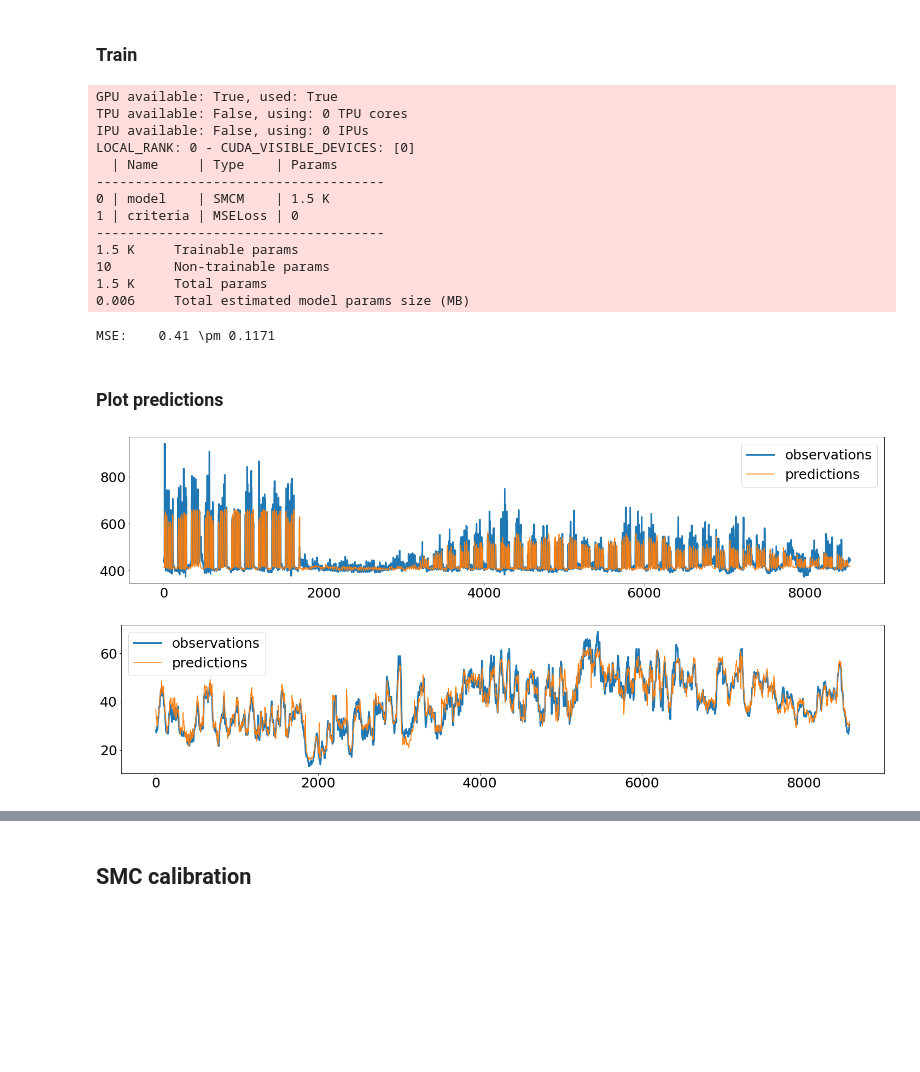
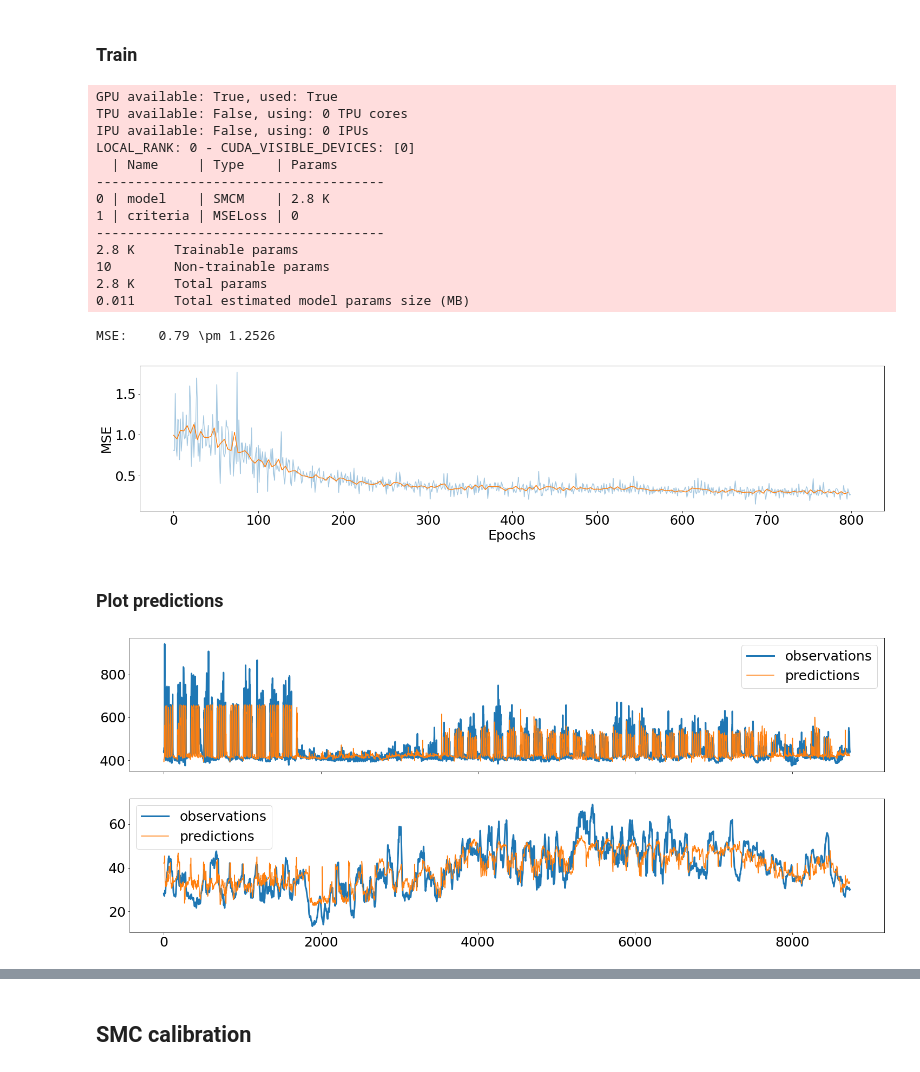
Before and after one commit to maxjcohen/SMCL, a Jupyter notebook: demo.ipynb, the cells around one changed output, grey strips where cells are left out. Cells and saved outputs as stored; diff of their text form; code cells hidden in the pictures; blank space fills up the shorter version.

Commit message:
Update training for new dataset and metrics

```diff
--- a/demo.ipynb
+++ b/demo.ipynb
@@ -38,7 +35,7 @@ plt.rcParams.update({
 bar = LitProgressBar()
 # %%
 # Dataset
-PATH_DATASET = "datasets/data_oze.csv"
+PATH_DATASET = "datasets/data_2020_2021.csv"
 T = 24*7
 
 # Model
@@ -48,7 +45,7 @@ N = 200
 # Training
 BATCH_SIZE = 16
 EPOCHS = 100
-EPOCHS_SMCN = 100
+EPOCHS_SMCN = 300
 # %% [markdown]
 ## Dataset
 # %% [markdown]
@@ -92,7 +89,7 @@ class SMCM(nn.Module):
     def __init__(self, input_size, hidden_size, output_size):
         super().__init__()
 
-        self.input_model = nn.GRU(input_size=input_size, hidden_size=hidden_size, num_layers=3)
+        self.input_model = nn.GRU(input_size=input_size, hidden_size=hidden_size, num_layers=6, dropout=0.3)
         self.smcl = SMCL(input_size=hidden_size,
                          hidden_size=hidden_size,
                          output_size=output_size,
@@ -127,14 +124,15 @@ class LitClassicModule(pl.LightningModule):
         self.lr = lr
         self.criteria = torch.nn.MSELoss()
 
+        self.hist = []
+
     def training_step(self, batch, batch_idx):
         u, y = batch
         u = u.transpose(0, 1)
         y = y.transpose(0, 1)
-
         y_hat = self.model(u)
         loss = self.criteria(y, y_hat)
-
+        self.hist.append(loss.item())
         return loss
 
     def configure_optimizers(self):
@@ -143,7 +141,7 @@ class LitClassicModule(pl.LightningModule):
 # %% [markdown]
 ### Train
 # %%
-train_model = LitClassicModule(model, lr=1e-2)
+train_model = LitClassicModule(model, lr=3e-3)
 trainer = pl.Trainer(max_epochs=EPOCHS, gpus=1, callbacks=[bar])
 trainer.fit(train_model, dataloader_train)
 
@@ -160,19 +158,27 @@ IPU available: False, using: 0 IPUs
 LOCAL_RANK: 0 - CUDA_VISIBLE_DEVICES: [0]
   | Name     | Type    | Params
 -------------------------------------
-0 | model    | SMCM    | 1.5 K
+0 | model    | SMCM    | 2.8 K
 1 | criteria | MSELoss | 0
 -------------------------------------
-1.5 K     Trainable params
+2.8 K     Trainable params
 10        Non-trainable params
-1.5 K     Total params
-0.006     Total estimated model params size (MB)
+2.8 K     Total params
+0.011     Total estimated model params size (MB)
-MSE:    0.41 \pm 0.1171
+MSE:    0.79 \pm 1.2526
+# %%
+loss = np.array(train_model.hist)
+plt.plot(loss, alpha=.4)
+plt.plot(np.arange(0, len(loss), len(dataloader_train)), loss.reshape(EPOCHS, len(dataloader_train)).mean(-1))
+plt.xlabel("Epochs")
+plt.ylabel("MSE")
+plt.show()
+# %% [output]
+[figure, added]
 # %% [markdown]
 ### Plot predictions
 # %%
-plot_daily_predictions(model, dataloader_train)
+plot_predictions(model, dataloader_train.dataset)
 # %% [output]
-[figure, old version]
+[figure, new version]
-[figure, removed]
 # %%
```
Also changed, not shown: parts of 11 cells of this notebook.
